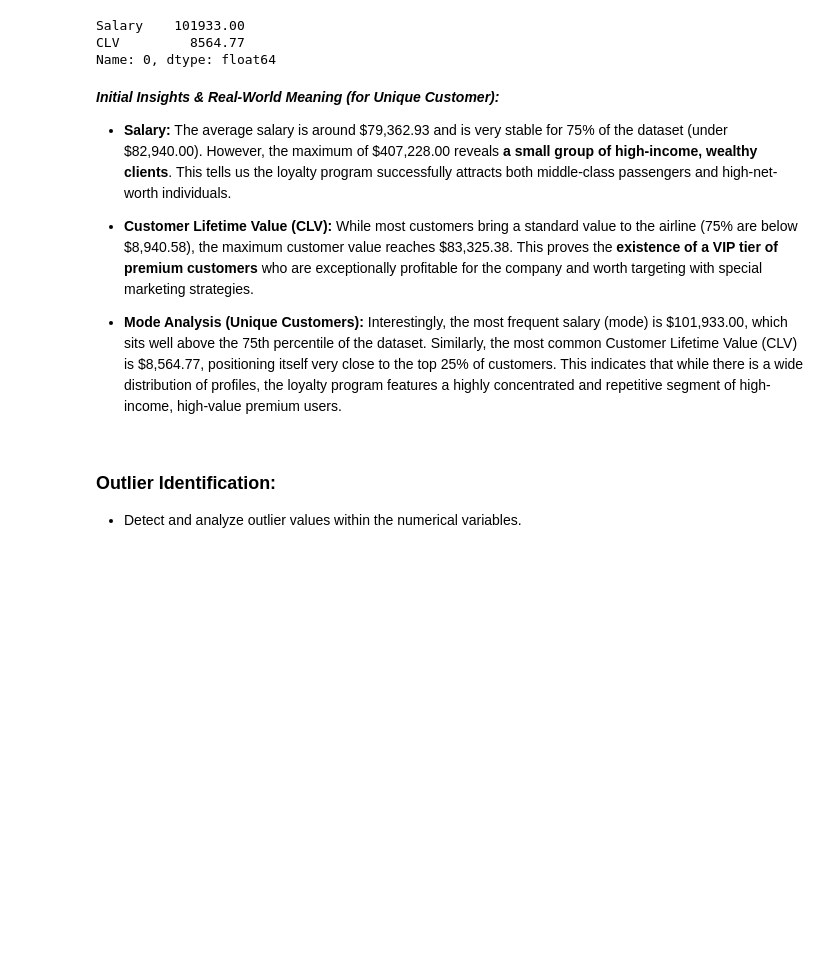
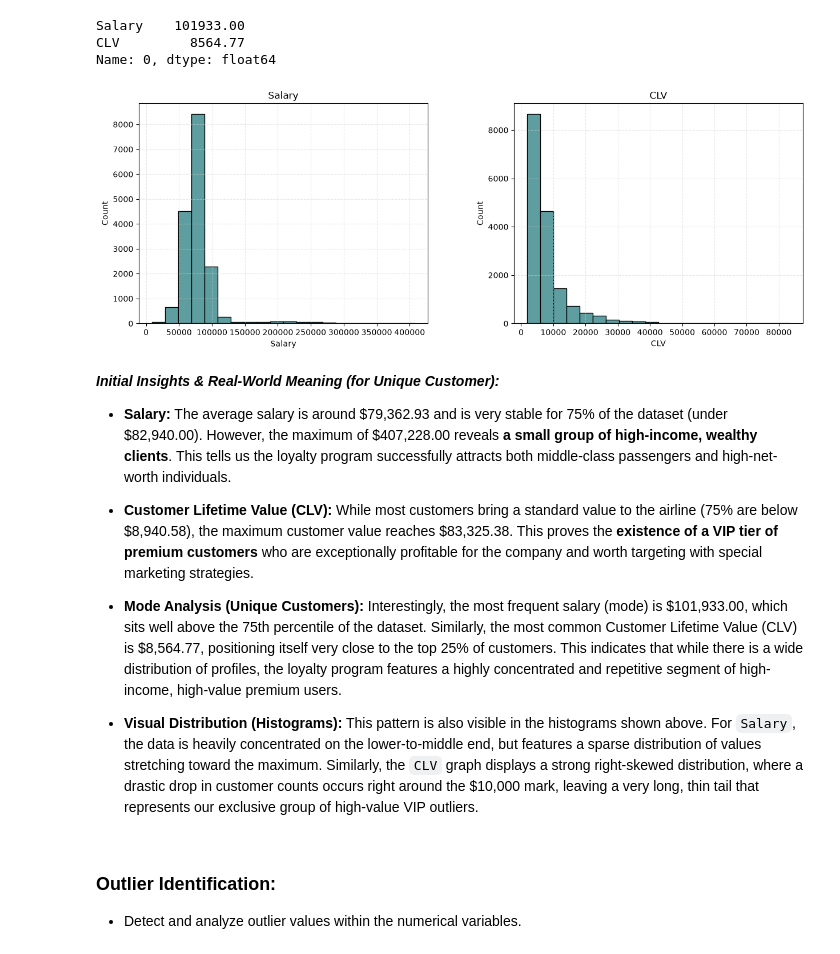
Before and after one commit to Adalab/bda-modulo-3-evaluacion-final-MATC-90, a Jupyter notebook: src/notebooks/02_Statistical_Analysis_and_Data_Visualization.ipynb, the cells around one changed output. Drawn from its saved outputs; the diff is of its cells as text; code cells hidden in the pictures; blank space fills up the shorter version.

```diff
--- a/src/notebooks/02_Statistical_Analysis_and_Data_Visualization.ipynb
+++ b/src/notebooks/02_Statistical_Analysis_and_Data_Visualization.ipynb
@@ -110,6 +126,23 @@ df_unique_customers[numerical_cols_customers].mode().iloc[0]
 Salary    101933.00
 CLV         8564.77
 Name: 0, dtype: float64
+# %%
+# Plot all histograms and customize axes labels dynamically
+axes = df_unique_customers[numerical_cols_customers].hist(bins=20, color='cadetblue', edgecolor='black', grid= False, figsize=(15, 5))
+
+# Loop through each individual subplot to add labels
+for ax in axes.flatten():
+    # Only modify subplots that actually contain a chart
+    if ax.get_title():
+        ax.set_xlabel(ax.get_title())  # Use the column name (title) as the X label
+        ax.set_ylabel("Count")         # Set the Y label as Count
+
+        ax.grid(True, linestyle='--', alpha=0.5, color='lightgray', zorder=0) # Add a subtle, light gray, dashed grid behind the bars
+
+# Save the complete figure
+plt.savefig("../figures/histo_customers.png")
+# %% [output]
+[figure, added]
 # %% [markdown]
 ***Initial Insights & Real-World Meaning (for Unique Customer):***
 
@@ -119,6 +152,8 @@ Name: 0, dtype: float64
 
 
 * **Mode Analysis (Unique Customers):** Interestingly, the most frequent salary (mode) is \$101,933.00, which sits well above the 75th percentile of the dataset. Similarly, the most common Customer Lifetime Value (CLV) is \$8,564.77, positioning itself very close to the top 25% of customers. This indicates that while there is a wide distribution of profiles, the loyalty program features a highly concentrated and repetitive segment of high-income, high-value premium users.
+
+* **Visual Distribution (Histograms):** This pattern is also visible in the histograms shown above. For `Salary`, the data is heavily concentrated on the lower-to-middle end, but features a sparse distribution of values stretching toward the maximum. Similarly, the `CLV` graph displays a strong right-skewed distribution, where a drastic drop in customer counts occurs right around the \$10,000 mark, leaving a very long, thin tail that represents our exclusive group of high-value VIP outliers.
 # %% [markdown]
 ### Outlier Identification:
 - Detect and analyze outlier values within the numerical variables.
```
Also changed, not shown: parts of 6 cells of this notebook, 4 other files.
